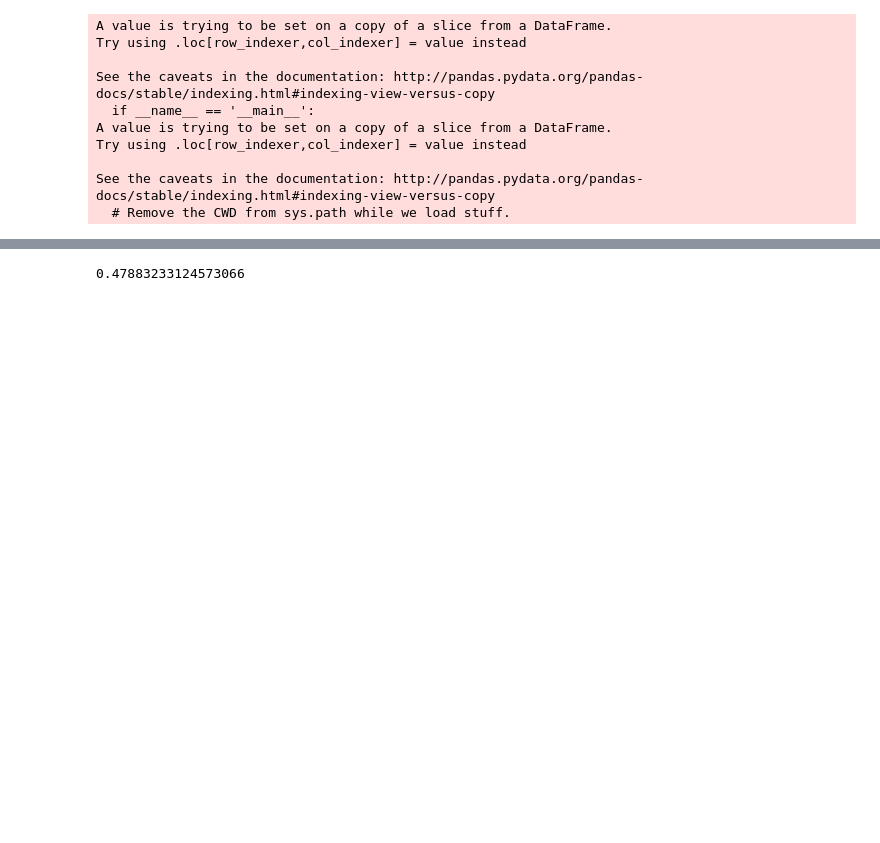
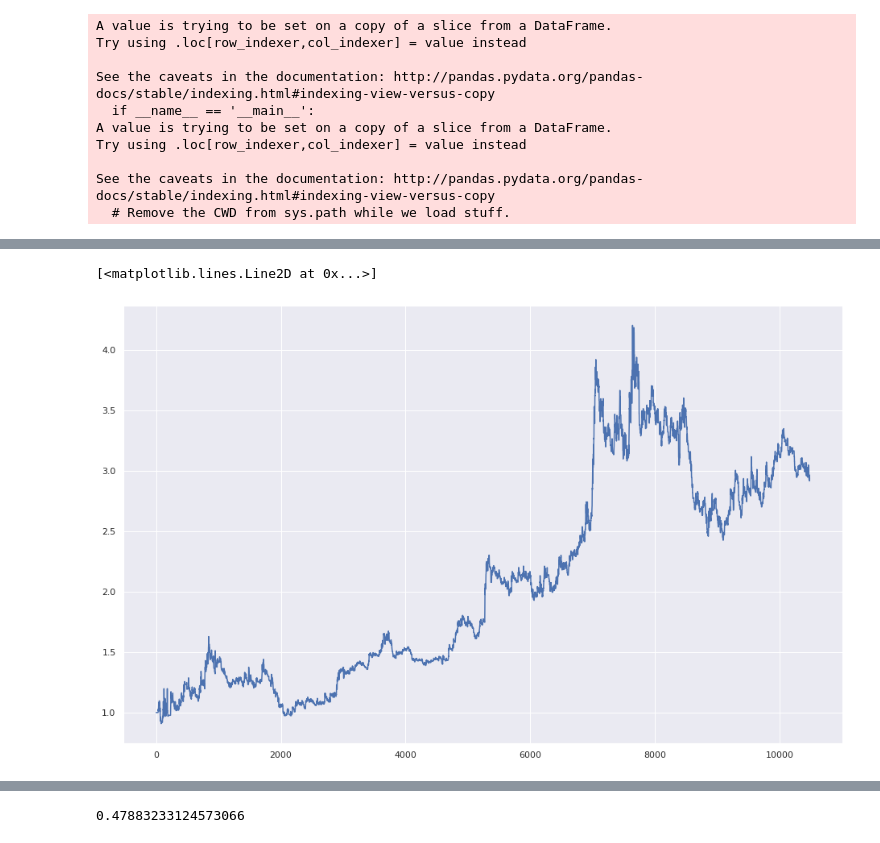
Before and after one commit to jbmoorhouse/gold_returns_predictor, a Jupyter notebook: analysis.ipynb, the cells around one changed output, grey strips where cells are left out. Saved outputs shown, nothing was run; the diff lists cells and outputs as text; code cells hidden in the pictures; blank space fills up the shorter version.

```diff
--- a/analysis.ipynb
+++ b/analysis.ipynb
@@ -551,3 +250,79 @@ X.loc['2016','stoch_rsi_k'].plot()
+# %%
+class StochasticRsiStrategy(StochasticRsi):
+
+    PRICE, FASTK, FASTD = 0, 1, 2
+
+    def __init__(self,
+                 timeperiod=14,
+                 k=3,
+                 d=3,
+                 result='optimal',
+                 long_entry = 20,
+                 long_exit = 80,
+                 short_entry = 80,
+                 short_exit = 20):
+
+        super().__init__(timeperiod=14, k=3, d=3)
+        self.result = result
+        self.long_entry = long_entry
+        self.long_exit = long_exit
+        self.short_entry = short_entry
+        self.short_exit = short_exit
+
+
+    def _stoch_rsi(self, X):
+        return super()._stoch_rsi(X)
+
+    def _long_signal(self, stoch_rsi):
+
+        #Use np.insert if shift is greater than 1
+        signal_entry = stoch_rsi[:, self.FASTK] > self.long_entry
+        signal_hold = stoch_rsi[:, self.FASTK] > self.long_exit
+        long = signal_entry | signal_hold
+
+        return long[:-1] * 1
+
+
+    def _short_signal(self, stoch_rsi):
+
+        #Use np.insert if shift is greater than 1
+        signal_entry = stoch_rsi[:, self.FASTK] < self.short_entry
+        signal_hold = stoch_rsi[:, self.FASTK] < self.short_exit
+        short = signal_entry | signal_hold
+
+        return short[:-1] * -1
+
+
+    def _asset_returns(self, stoch_rsi):
+        return (
+            np.diff(stoch_rsi[:, self.PRICE]) / stoch_rsi[:-1, self.PRICE]
+        )
+
+    def _strategy_returns(self, stoch_rsi):
+
+        # generate strategy long/short signal and asset returns
+        long_signal = self._long_signal(stoch_rsi)
+        short_signal = self._short_signal(stoch_rsi)
+
+        # calculate the assets simple returns
+        asset_returns = self._asset_returns(stoch_rsi)
+
+        return (asset_returns * long_signal) + (asset_returns * short_signal)
+
+
+    def transform(self, X, y=None):
+
+        stoch_rsi = self._stoch_rsi(X)
+        strategy_returns = self._strategy_returns(stoch_rsi)
+
+        return np.c_[stoch_rsi[1:], strategy_returns]
+
+ind = StochasticRsiStrategy()
+ind._stoch_rsi(x)
+plt.plot((1 + ind.transform(x)[:, 3]).cumprod())
+# %% [output]
+[<matplotlib.lines.Line2D at 0x...>]
+[figure, added]
 # %%
 X_rsi['long'] = (
     ((X_rsi['stoch_rsi_k'].shift(1) > 20)) |#& (X_rsi['stoch_rsi_k'].shift(2) < X_rsi['stoch_rsi_k'].shift(1))) |
```
Also changed, not shown: parts of 7 cells of this notebook, 1 other file.
